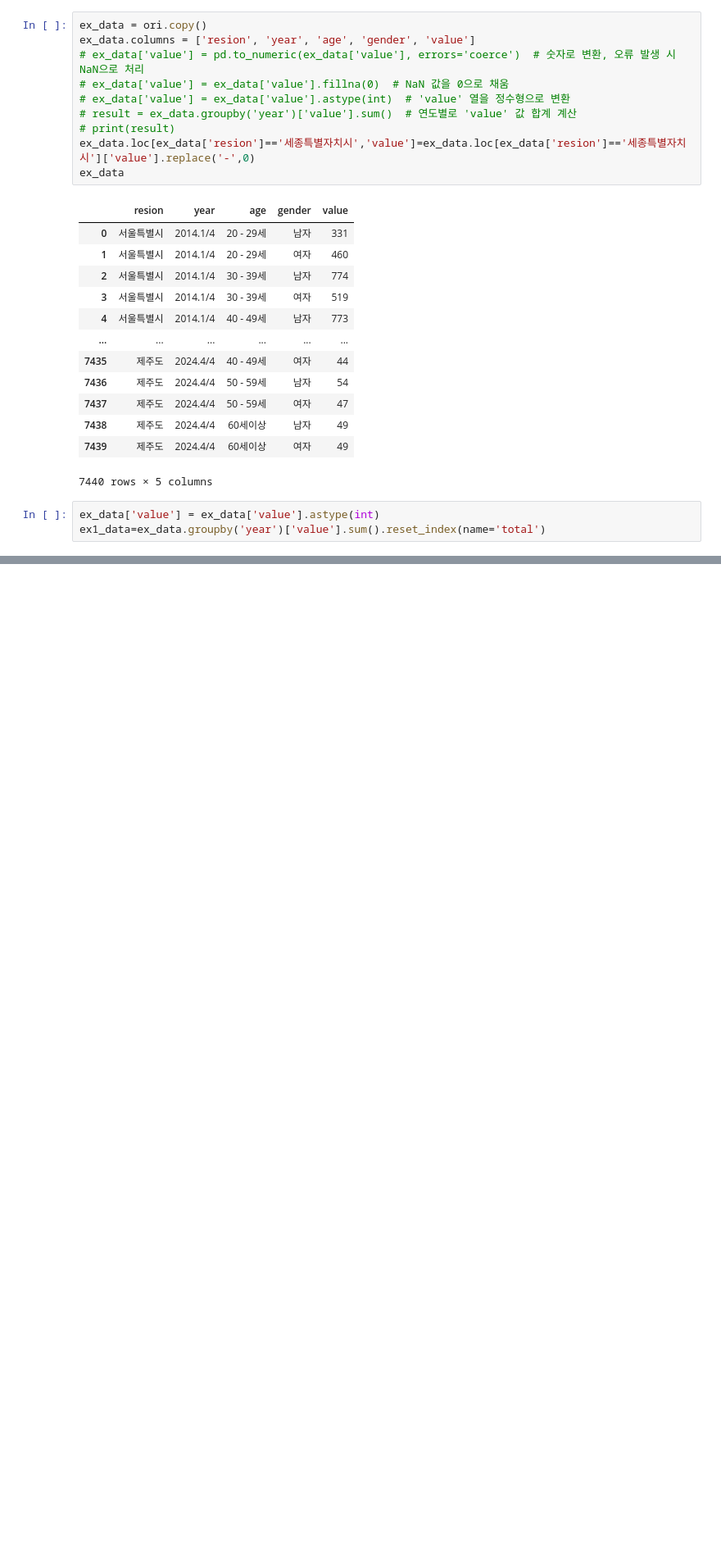
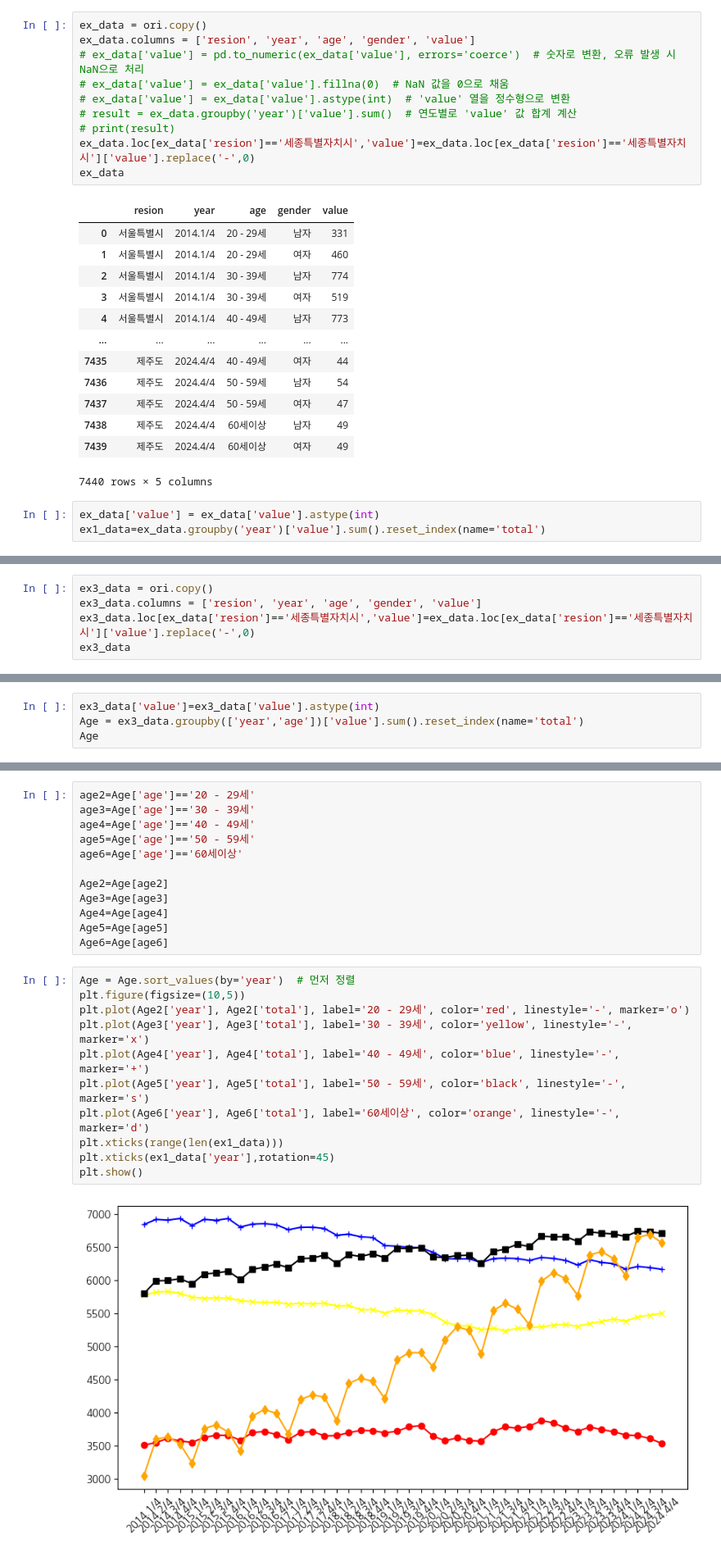
Before and after one commit to sumin020415/py_sm, a Jupyter notebook: python/빅데이터 분석/python11_연령별취업자.ipynb, the cells around one changed output, grey strips where cells are left out. Shown at 82% size. Saved outputs shown, nothing was run; the diff lists cells and outputs as text; blank space fills up the shorter version.

```diff
--- a/python/빅데이터 분석/python11_연령별취업자.ipynb
+++ b/python/빅데이터 분석/python11_연령별취업자.ipynb
@@ -73,0 +125,5 @@ plt.show()
+# %%
+ex3_data = ori.copy()
+ex3_data.columns = ['resion', 'year', 'age', 'gender', 'value']
+ex3_data.loc[ex_data['resion']=='세종특별자치시','value']=ex_data.loc[ex_data['resion']=='세종특별자치시']['value'].replace('-',0)
+ex3_data
@@ -73,0 +144,4 @@ plt.show()
+# %%
+ex3_data['value']=ex3_data['value'].astype(int)
+Age = ex3_data.groupby(['year','age'])['value'].sum().reset_index(name='total')
+Age
@@ -73,0 +162,25 @@ plt.show()
+# %%
+age2=Age['age']=='20 - 29세'
+age3=Age['age']=='30 - 39세'
+age4=Age['age']=='40 - 49세'
+age5=Age['age']=='50 - 59세'
+age6=Age['age']=='60세이상'
+
+Age2=Age[age2]
+Age3=Age[age3]
+Age4=Age[age4]
+Age5=Age[age5]
+Age6=Age[age6]
+# %%
+Age = Age.sort_values(by='year')  # 먼저 정렬
+plt.figure(figsize=(10,5))
+plt.plot(Age2['year'], Age2['total'], label='20 - 29세', color='red', linestyle='-', marker='o')
+plt.plot(Age3['year'], Age3['total'], label='30 - 39세', color='yellow', linestyle='-', marker='x')
+plt.plot(Age4['year'], Age4['total'], label='40 - 49세', color='blue', linestyle='-', marker='+')
+plt.plot(Age5['year'], Age5['total'], label='50 - 59세', color='black', linestyle='-', marker='s')
+plt.plot(Age6['year'], Age6['total'], label='60세이상', color='orange', linestyle='-', marker='d')
+plt.xticks(range(len(ex1_data)))
+plt.xticks(ex1_data['year'],rotation=45)
+plt.show()
+# %% [output]
+[figure, added]
```
Also changed, not shown: parts of 7 cells of this notebook.
